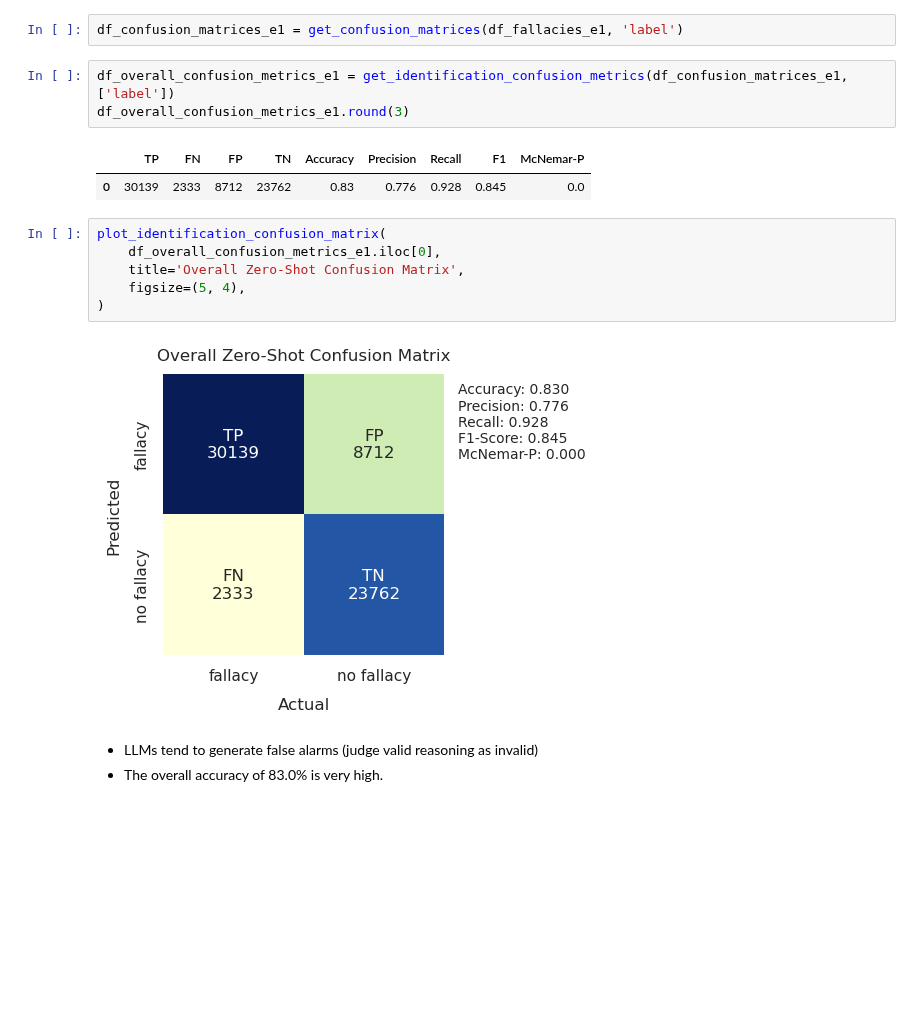
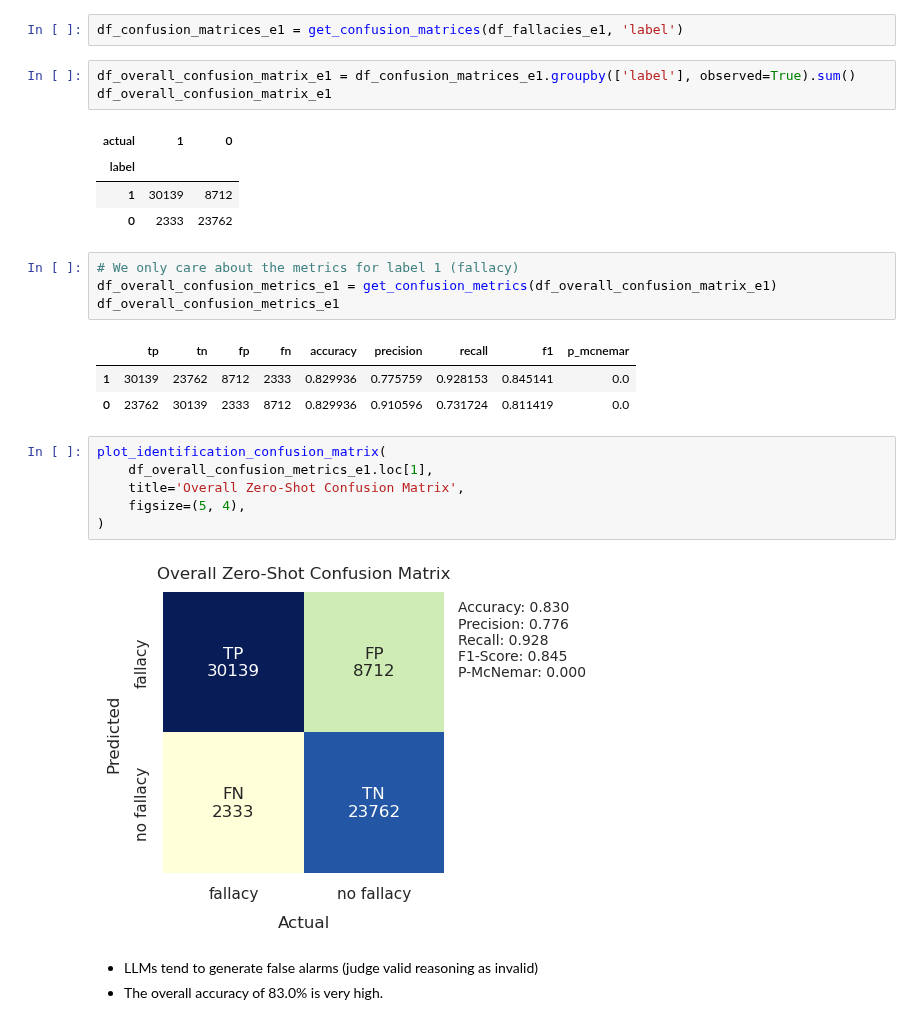
Before and after one commit to aimfeld/fallacy-detection, a Jupyter notebook: fallacy-identification.ipynb, the cells around one changed output. Drawn from its saved outputs; the diff is of its cells as text; blank space fills up the shorter version.

Commit message:
confusion metrics

```diff
--- a/fallacy-identification.ipynb
+++ b/fallacy-identification.ipynb
@@ -387,20 +391,30 @@ plot_accuracies(
 ### Overall Confusion Matrix
 # %%
 df_confusion_matrices_e1 = get_confusion_matrices(df_fallacies_e1, 'label')
-# %%
-df_overall_confusion_metrics_e1 = get_identification_confusion_metrics(df_confusion_matrices_e1, ['label'])
-df_overall_confusion_metrics_e1.round(3)
-# %% [output]
-|  | TP | FN | FP | TN | Accuracy | Precision | Recall | F1 | McNemar-P |
-| 0 | 30139 | 2333 | 8712 | 23762 | 0.83 | 0.776 | 0.928 | 0.845 | 0.0 |
+# %%
+df_overall_confusion_matrix_e1 = df_confusion_matrices_e1.groupby(['label'], observed=True).sum()
+df_overall_confusion_matrix_e1
+# %% [output]
+| actual | 1 | 0 |
+| label |  |  |
+| 1 | 30139 | 8712 |
+| 0 | 2333 | 23762 |
+# %%
+# We only care about the metrics for label 1 (fallacy)
+df_overall_confusion_metrics_e1 = get_confusion_metrics(df_overall_confusion_matrix_e1)
+df_overall_confusion_metrics_e1
+# %% [output]
+|  | tp | tn | fp | fn | accuracy | precision | recall | f1 | p_mcnemar |
+| 1 | 30139 | 23762 | 8712 | 2333 | 0.829936 | 0.775759 | 0.928153 | 0.845141 | 0.0 |
+| 0 | 23762 | 30139 | 2333 | 8712 | 0.829936 | 0.910596 | 0.731724 | 0.811419 | 0.0 |
 # %%
 plot_identification_confusion_matrix(
-    df_overall_confusion_metrics_e1.iloc[0],
+    df_overall_confusion_metrics_e1.loc[1],
     title='Overall Zero-Shot Confusion Matrix',
     figsize=(5, 4),
 )
 # %% [output]
-[figure, old version]
+[figure, new version]
 # %% [markdown]
 - LLMs tend to generate false alarms (judge valid reasoning as invalid)
 - The overall accuracy of 83.0% is very high.
```
Also changed, not shown: parts of 20 cells of this notebook, 3 other files.
